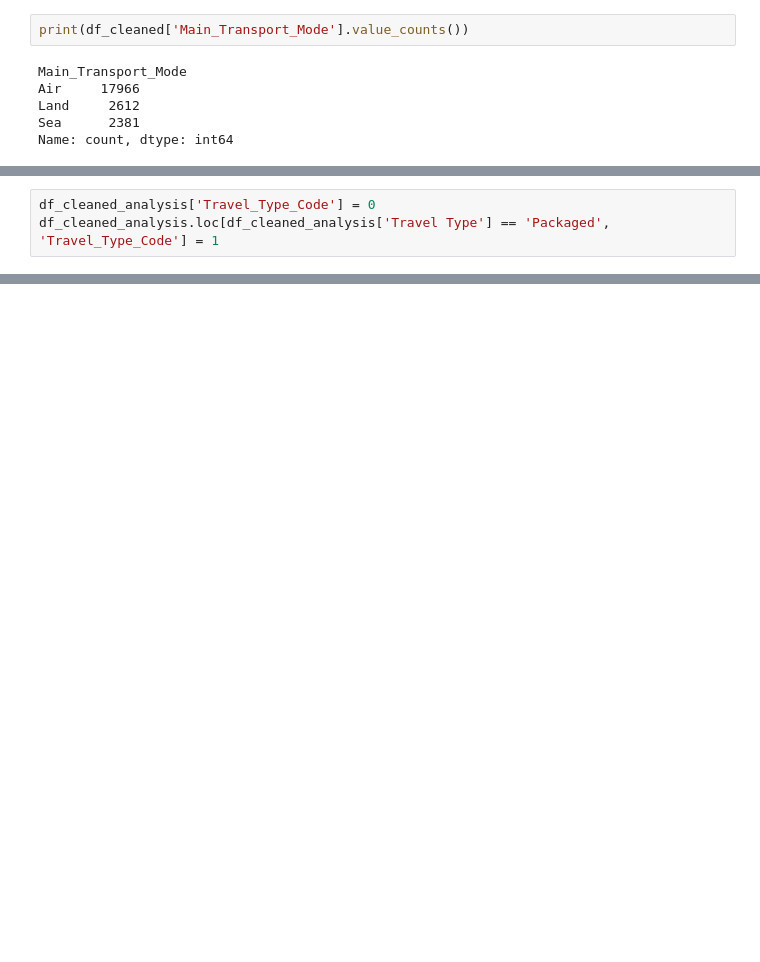
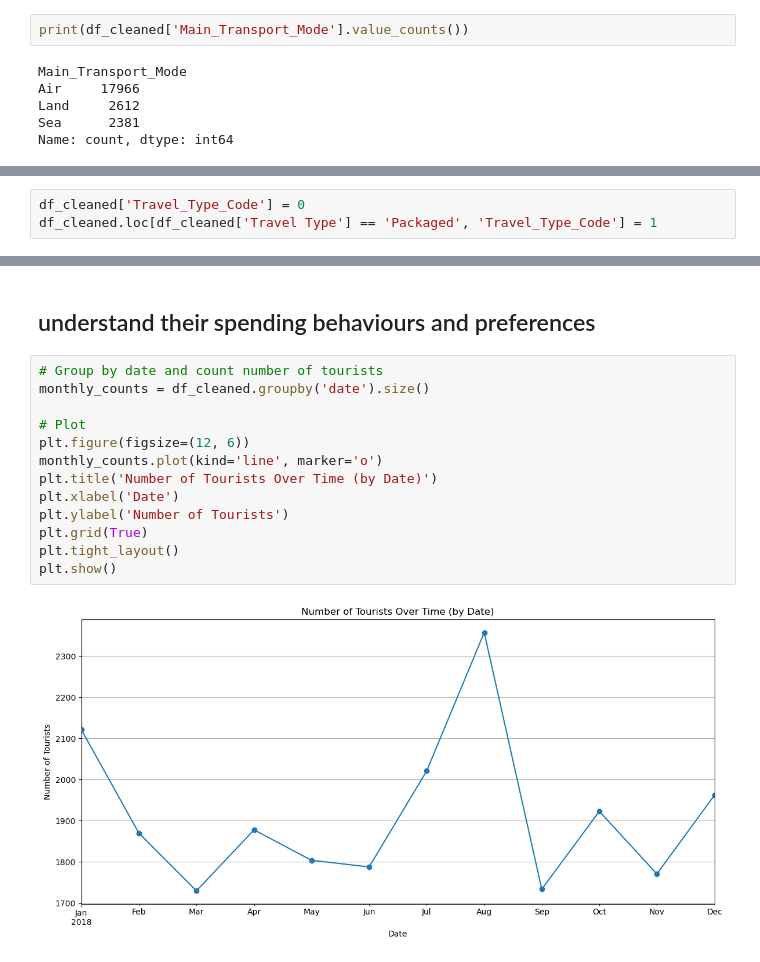
Before and after one commit to alvinhh01/Tourism, a Jupyter notebook: Datafile.ipynb, the cells around one changed output, grey strips where cells are left out. Cells and saved outputs as stored; diff of their text form; blank space fills up the shorter version.

```diff
--- a/Datafile.ipynb
+++ b/Datafile.ipynb
@@ -611,3 +539,3 @@ memory usage: 7.3+ MB
 # %%
-df_cleaned_analysis['Travel_Type_Code'] = 0
-df_cleaned_analysis.loc[df_cleaned_analysis['Travel Type'] == 'Packaged', 'Travel_Type_Code'] = 1
+df_cleaned['Travel_Type_Code'] = 0
+df_cleaned.loc[df_cleaned['Travel Type'] == 'Packaged', 'Travel_Type_Code'] = 1
@@ -710,0 +746,17 @@ SyntaxError: invalid syntax (2373907948.py, line 1)
+# %% [markdown]
+## understand their spending behaviours and preferences
+# %%
+# Group by date and count number of tourists
+monthly_counts = df_cleaned.groupby('date').size()
+
+# Plot
+plt.figure(figsize=(12, 6))
+monthly_counts.plot(kind='line', marker='o')
+plt.title('Number of Tourists Over Time (by Date)')
+plt.xlabel('Date')
+plt.ylabel('Number of Tourists')
+plt.grid(True)
+plt.tight_layout()
+plt.show()
+# %% [output]
+[figure, added]
```
Also changed, not shown: parts of 59 cells of this notebook.
